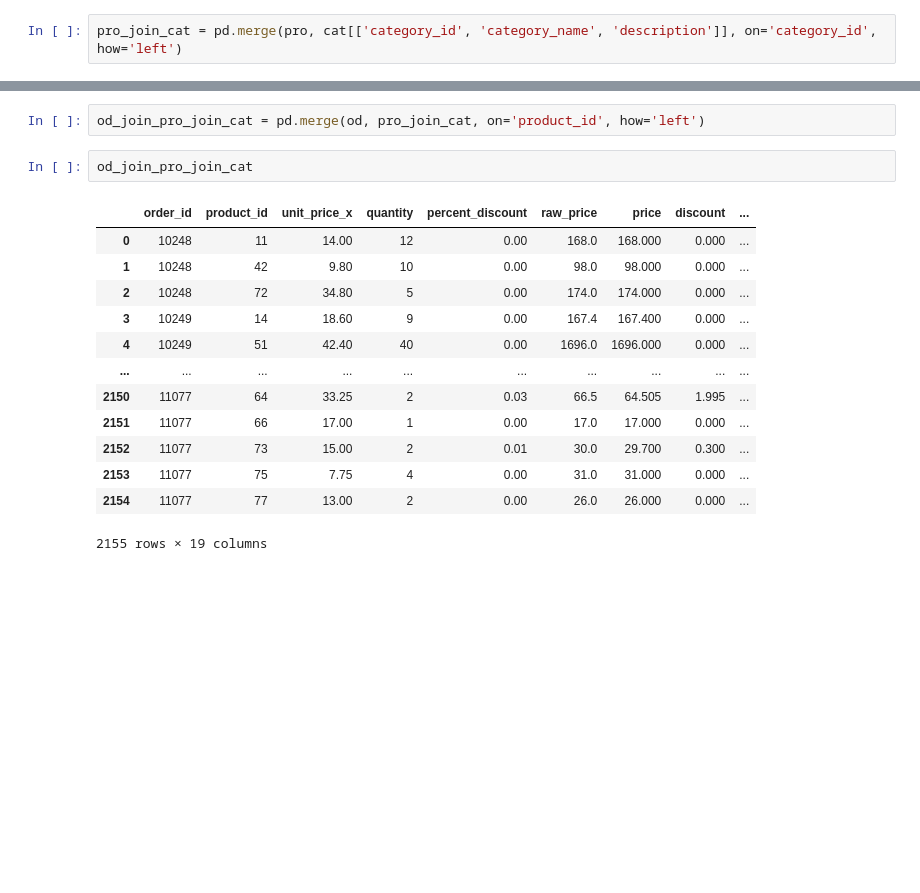
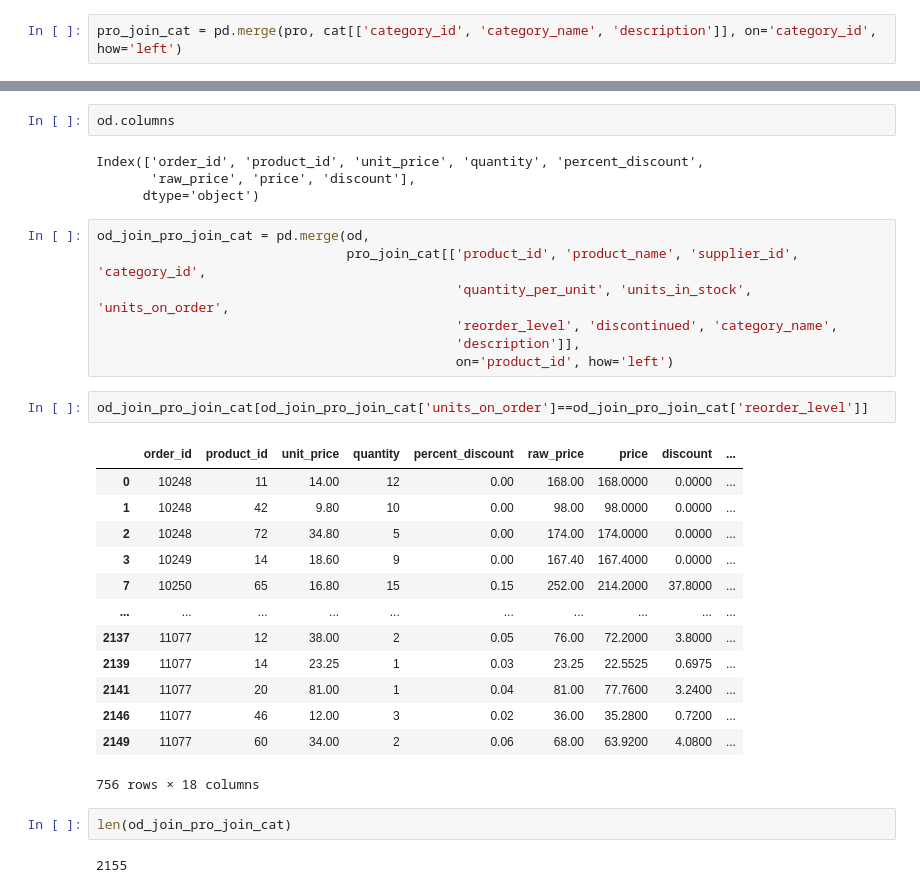
Before and after one commit to thomasfsr/northwind, a Jupyter notebook: notebook.ipynb, the cells around one changed output, grey strips where cells are left out. Cells and saved outputs as stored; diff of their text form; blank space fills up the shorter version.

```diff
--- a/notebook.ipynb
+++ b/notebook.ipynb
@@ -185,18 +192,33 @@ pro_join_cat = pd.merge(pro, cat[['category_id', 'category_name', 'description']
+# %%
+od.columns
+# %% [output]
+Index(['order_id', 'product_id', 'unit_price', 'quantity', 'percent_discount',
+       'raw_price', 'price', 'discount'],
+      dtype='object')
 # %%
-od_join_pro_join_cat = pd.merge(od, pro_join_cat, on='product_id', how='left')
+od_join_pro_join_cat = pd.merge(od,
+                                pro_join_cat[['product_id', 'product_name', 'supplier_id', 'category_id',
+                                              'quantity_per_unit', 'units_in_stock', 'units_on_order',
+                                              'reorder_level', 'discontinued', 'category_name',
+                                              'description']],
+                                              on='product_id', how='left')
-# %%
-od_join_pro_join_cat
-# %% [output]
-|  | order_id | product_id | unit_price_x | quantity | percent_discount | raw_price | price | discount | ... |
-| 0 | 10248 | 11 | 14.00 | 12 | 0.00 | 168.0 | 168.000 | 0.000 | ... |
-| 1 | 10248 | 42 | 9.80 | 10 | 0.00 | 98.0 | 98.000 | 0.000 | ... |
-| 2 | 10248 | 72 | 34.80 | 5 | 0.00 | 174.0 | 174.000 | 0.000 | ... |
-| 3 | 10249 | 14 | 18.60 | 9 | 0.00 | 167.4 | 167.400 | 0.000 | ... |
-| 4 | 10249 | 51 | 42.40 | 40 | 0.00 | 1696.0 | 1696.000 | 0.000 | ... |
-| ... | ... | ... | ... | ... | ... | ... | ... | ... | ... |
-| 2150 | 11077 | 64 | 33.25 | 2 | 0.03 | 66.5 | 64.505 | 1.995 | ... |
-| 2151 | 11077 | 66 | 17.00 | 1 | 0.00 | 17.0 | 17.000 | 0.000 | ... |
-| 2152 | 11077 | 73 | 15.00 | 2 | 0.01 | 30.0 | 29.700 | 0.300 | ... |
-| 2153 | 11077 | 75 | 7.75 | 4 | 0.00 | 31.0 | 31.000 | 0.000 | ... |
-| 2154 | 11077 | 77 | 13.00 | 2 | 0.00 | 26.0 | 26.000 | 0.000 | ... |
-2155 rows × 19 columns
+# %%
+od_join_pro_join_cat[od_join_pro_join_cat['units_on_order']==od_join_pro_join_cat['reorder_level']]
+# %% [output]
+|  | order_id | product_id | unit_price | quantity | percent_discount | raw_price | price | discount | ... |
+| 0 | 10248 | 11 | 14.00 | 12 | 0.00 | 168.00 | 168.0000 | 0.0000 | ... |
+| 1 | 10248 | 42 | 9.80 | 10 | 0.00 | 98.00 | 98.0000 | 0.0000 | ... |
+| 2 | 10248 | 72 | 34.80 | 5 | 0.00 | 174.00 | 174.0000 | 0.0000 | ... |
+| 3 | 10249 | 14 | 18.60 | 9 | 0.00 | 167.40 | 167.4000 | 0.0000 | ... |
+| 7 | 10250 | 65 | 16.80 | 15 | 0.15 | 252.00 | 214.2000 | 37.8000 | ... |
+| ... | ... | ... | ... | ... | ... | ... | ... | ... | ... |
+| 2137 | 11077 | 12 | 38.00 | 2 | 0.05 | 76.00 | 72.2000 | 3.8000 | ... |
+| 2139 | 11077 | 14 | 23.25 | 1 | 0.03 | 23.25 | 22.5525 | 0.6975 | ... |
+| 2141 | 11077 | 20 | 81.00 | 1 | 0.04 | 81.00 | 77.7600 | 3.2400 | ... |
+| 2146 | 11077 | 46 | 12.00 | 3 | 0.02 | 36.00 | 35.2800 | 0.7200 | ... |
+| 2149 | 11077 | 60 | 34.00 | 2 | 0.06 | 68.00 | 63.9200 | 4.0800 | ... |
+756 rows × 18 columns
+# %%
+len(od_join_pro_join_cat)
+# %% [output]
+2155
```
Also changed, not shown: parts of 1 cell of this notebook.
